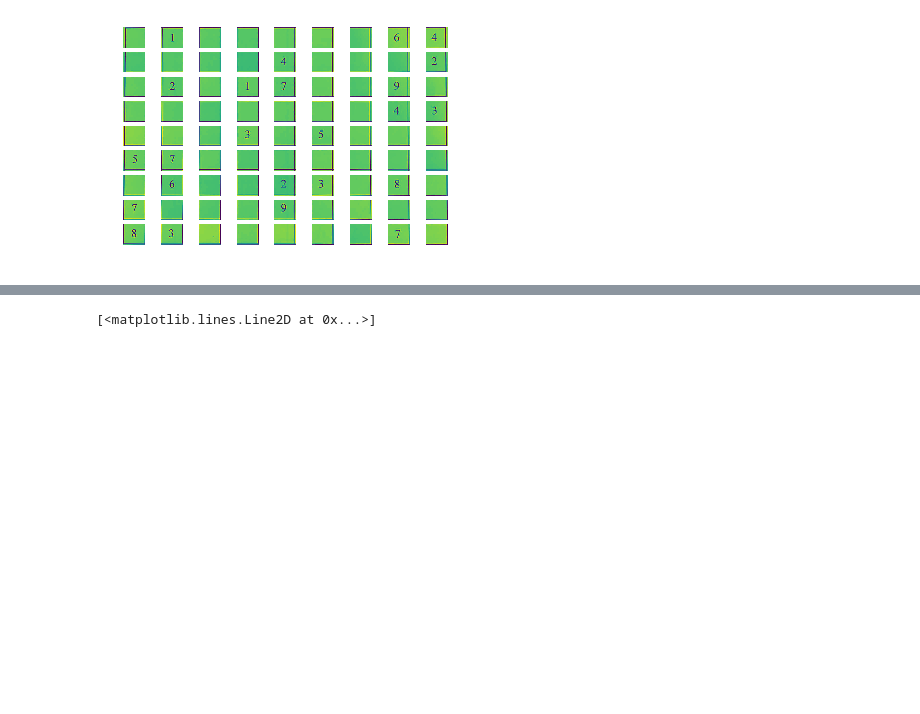
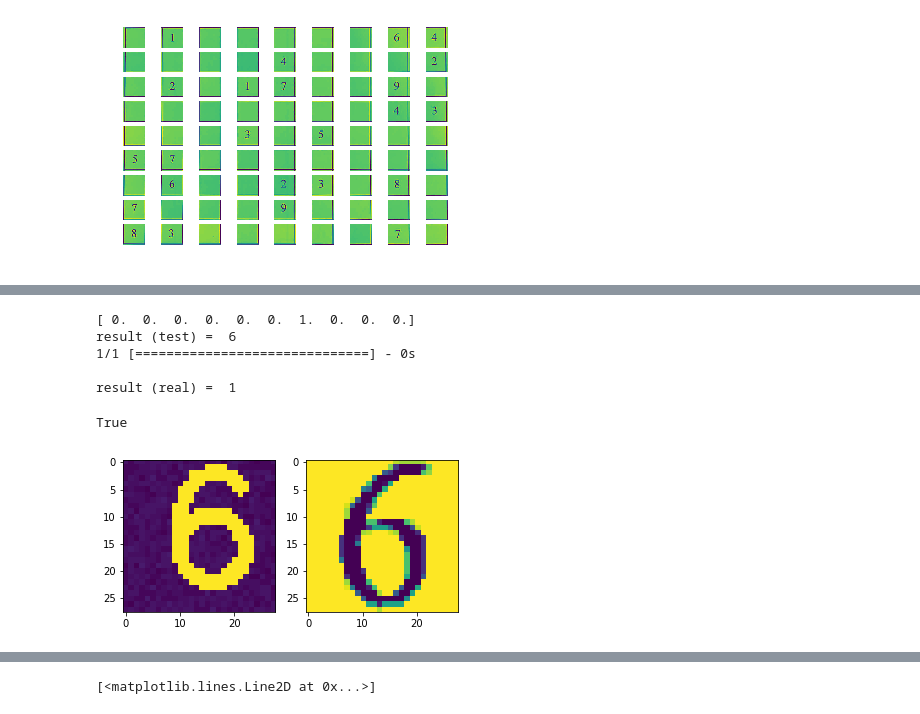
Before and after one commit to mydmdm/sudoku, a Jupyter notebook: notebook/ipwebcam.ipynb, the cells around one changed output, grey strips where cells are left out. Cells and saved outputs as stored; diff of their text form; code cells hidden in the pictures; blank space fills up the shorter version.

```diff
--- a/notebook/ipwebcam.ipynb
+++ b/notebook/ipwebcam.ipynb
@@ -304,0 +355,7 @@ print(tmp)
+# %%
+mdl = load_model('cnn_model.h5')
+data_test = np.load('test.npz')
+x_test, y_test = data_test['arr_0'], data_test['arr_1']
+y_test = keras.utils.to_categorical(y_test, 10)
+x_test = cnn_model.preProcessImg(x_test)
+print('model and data loaded')
@@ -304,0 +376,17 @@ print(tmp)
+# %%
+import cnn_model
+
+def recognizeDigit(mdl, img, thresh=0.5):
+    rst = preProcessImg(img)
+    d = mdl.predict_classes(rst)[0]
+    print('\nresult = ', d)
+    return d
+
+puzzle = np.zeros((9,9))
+plt.figure(2,figsize=(15,15))
+for i in list(range(9)):
+    for j in list(range(9)):
+        if not flagEmpty[i][j]:
+            puzzle[i][j] = recognizeDigit(mdl, img_mdl[i][j])
+
+print(puzzle)
@@ -304,0 +412,24 @@ print(tmp)
+# %%
+plt.subplot(121)
+k = -1
+for i in range(y_test.shape[0]):
+    if y_test[i][6] == 1:
+        k = i
+        break
+print(y_test[k])
+plt.imshow(np.squeeze(x_test[k]))
+plt.subplot(122)
+tmp = np.squeeze(img_mdl[0][7])
+plt.imshow(tmp)
+
+print ('\nresult (test) = ', mdl.predict_classes(x_test)[k])
+print ('\nresult (real) = ', mdl.predict_classes(preProcessImg(img_mdl[0][1]))[0])
+cv2.imwrite('test.jpg', np.squeeze(x_test[k]))
+# %% [output]
+[ 0.  0.  0.  0.  0.  0.  1.  0.  0.  0.]
+result (test) =  6
+1/1 [==============================] - 0s
+
+result (real) =  1
+True
+[figure, added]
```
Also changed, not shown: parts of 29 cells of this notebook.
